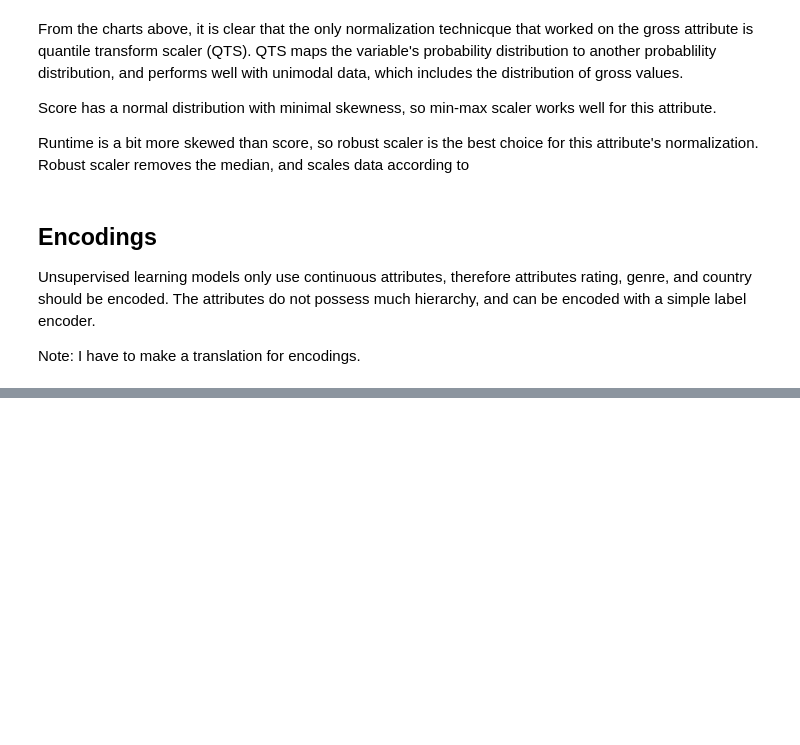
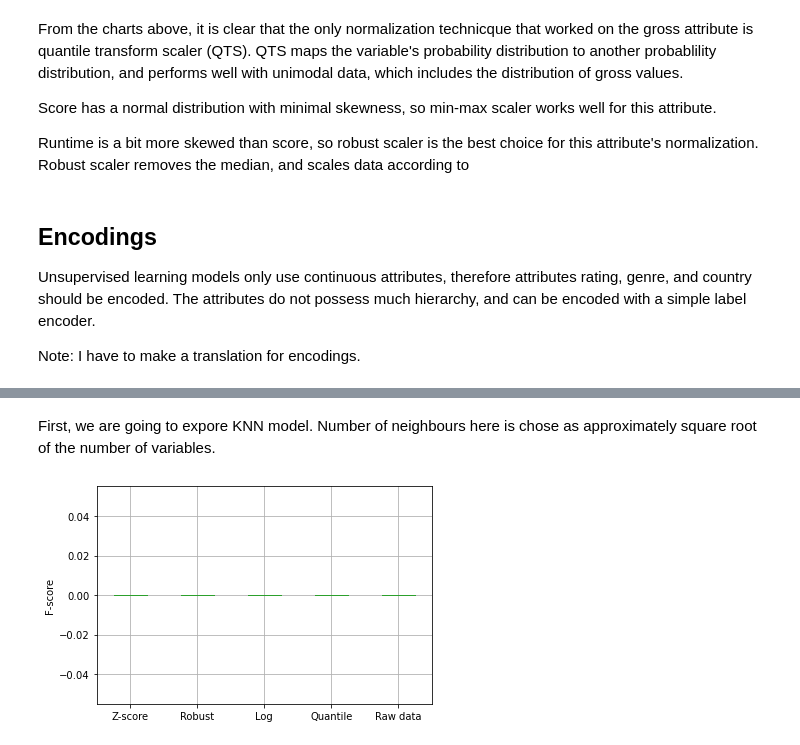
Before and after one commit to dchicasduena/COMP3400_Project, a Jupyter notebook: Iteration 2/Project2.ipynb, the cells around one changed output, grey strips where cells are left out. Cells and saved outputs as stored; diff of their text form; code cells hidden in the pictures; blank space fills up the shorter version.

Commit message:
Tried to train data but failed miserably

```diff
--- a/Iteration 2/Project2.ipynb
+++ b/Iteration 2/Project2.ipynb
@@ -232,0 +313,34 @@ movies2.head(10)
+# %%
+scaler_names = ['Z-score', 'Robust', 'Log', 'Quantile']
+arr_scalers = [Normalizer(), RobustScaler(), FunctionTransformer(np.log1p), QuantileTransformer(n_quantiles=10, random_state=0, output_distribution='normal')]
+results = {}
+# %% [markdown]
+First, we are going to expore KNN model. Number of neighbours here is chose as approximately square root of the number of variables.
+# %%
+model = KNeighborsClassifier(n_neighbors=73)
+# %%
+for i in range (len(arr_scalers)):
+    # X is all variables except gross
+    X = m2_clean.drop(['gross'], axis=1).to_numpy()
+    # Scaling X
+    X_t = arr_scalers[i].fit_transform(X)
+    # y is gross that we want to forecast
+    y = m2_clean['gross'].to_numpy()
+    # Estimating the values for several rounds of crossvalidation
+    cv = RepeatedKFold(n_splits=10, n_repeats=5, random_state=1)
+    scores = cross_val_score(model, X_t, y, scoring='f1_weighted', cv=cv, n_jobs=-1)
+    results[scaler_names[i]] = scores
+# %%
+# The model with the raw data just to put the models side-by-side
+X = m2_clean.drop(['gross'], axis=1).to_numpy()
+y = m2_clean['gross'].to_numpy()
+cv = RepeatedKFold(n_splits=10, n_repeats=5, random_state=1)
+scores = cross_val_score(model, X, y, scoring='f1_weighted', cv=cv, n_jobs=-1)
+results['Raw data'] = scores
+# %%
+df_res = pd.DataFrame(results)
+boxplot = df_res.boxplot()
+boxplot.set_ylabel('F-score')
+plt.show()
+# %% [output]
+[figure, added]
```
Also changed, not shown: parts of 12 cells of this notebook.
